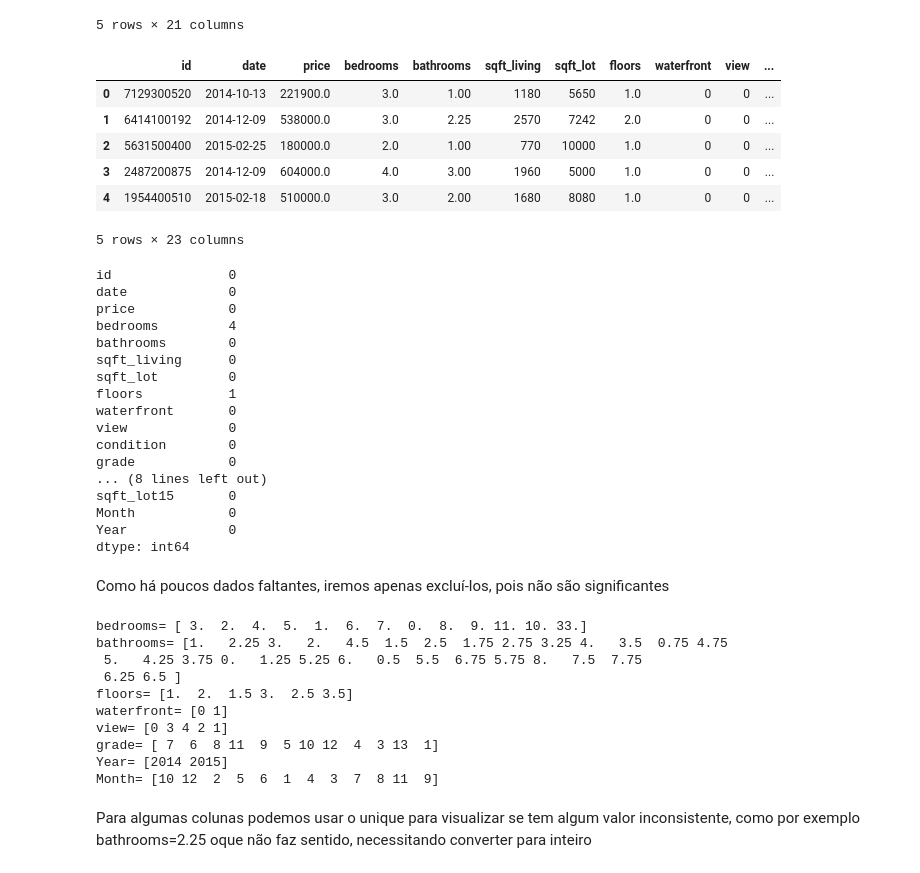
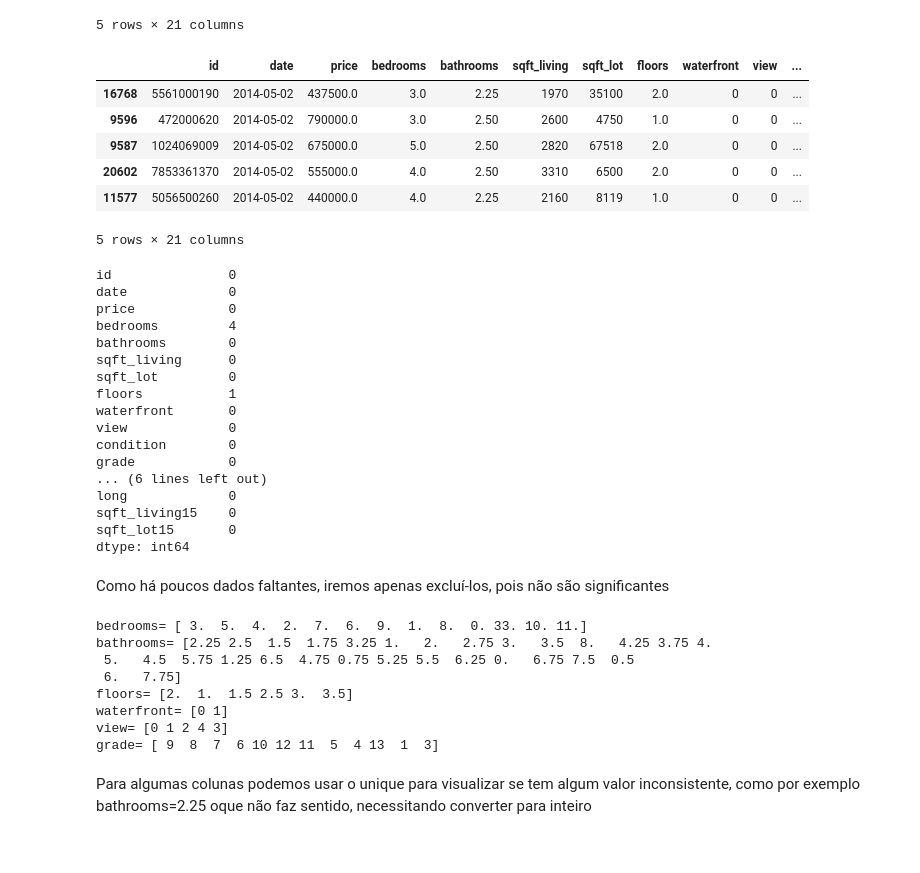
Before and after one commit to MarcioB1999/Previsao_Precos, a Jupyter notebook: Regressao_preço.ipynb, the cells around one changed output. Saved outputs shown, nothing was run; the diff lists cells and outputs as text; code cells hidden in the pictures.

```diff
--- a/Regressao_preço.ipynb
+++ b/Regressao_preço.ipynb
@@ -54,7 +21,7 @@ Mounted at /content/drive
 # %% [markdown]
 # **Tratamento dos Dados**
 # %%
-df = pd.read_csv('/content/drive/MyDrive/Colab Notebooks/arquivos/kc_house_data.csv')
+df = pd.read_csv('arquivos/kc_house_data.csv')
 df.head(5)
 # %% [output]
 |  | id | date | price | bedrooms | bathrooms | sqft_living | sqft_lot | floors | waterfront | view | ... |
@@ -66,18 +33,17 @@ df.head(5)
 5 rows × 21 columns
 # %%
 df['date'] = [f'{i[6:8]}'+'/'+f'{i[4:6]}'+'/'+f'{i[0:4]}' for i in df['date']]
-df['date'] = [datetime.strptime(i,'%d/%m/%Y') for i in df['date']]
-df['Month']=[i.month for i in df['date']]
-df['Year']=[i.year for i in df['date']]
+df['date'] = [datetime.datetime.strptime(i,'%d/%m/%Y') for i in df['date']]
+df.sort_values('date',inplace=True)
 df.head()
 # %% [output]
 |  | id | date | price | bedrooms | bathrooms | sqft_living | sqft_lot | floors | waterfront | view | ... |
-| 0 | 7129300520 | 2014-10-13 | 221900.0 | 3.0 | 1.00 | 1180 | 5650 | 1.0 | 0 | 0 | ... |
-| 1 | 6414100192 | 2014-12-09 | 538000.0 | 3.0 | 2.25 | 2570 | 7242 | 2.0 | 0 | 0 | ... |
-| 2 | 5631500400 | 2015-02-25 | 180000.0 | 2.0 | 1.00 | 770 | 10000 | 1.0 | 0 | 0 | ... |
-| 3 | 2487200875 | 2014-12-09 | 604000.0 | 4.0 | 3.00 | 1960 | 5000 | 1.0 | 0 | 0 | ... |
-| 4 | 1954400510 | 2015-02-18 | 510000.0 | 3.0 | 2.00 | 1680 | 8080 | 1.0 | 0 | 0 | ... |
+| 16768 | 5561000190 | 2014-05-02 | 437500.0 | 3.0 | 2.25 | 1970 | 35100 | 2.0 | 0 | 0 | ... |
+| 9596 | 472000620 | 2014-05-02 | 790000.0 | 3.0 | 2.50 | 2600 | 4750 | 1.0 | 0 | 0 | ... |
+| 9587 | 1024069009 | 2014-05-02 | 675000.0 | 5.0 | 2.50 | 2820 | 67518 | 2.0 | 0 | 0 | ... |
+| 20602 | 7853361370 | 2014-05-02 | 555000.0 | 4.0 | 2.50 | 3310 | 6500 | 2.0 | 0 | 0 | ... |
+| 11577 | 5056500260 | 2014-05-02 | 440000.0 | 4.0 | 2.25 | 2160 | 8119 | 1.0 | 0 | 0 | ... |
-5 rows × 23 columns
+5 rows × 21 columns
 # %%
 #colunas excluidas manualmente é importante que tenham acompanhamento de um especialista no tema dos dados
 print(df.isnull().sum())
@@ -97,28 +63,26 @@ waterfront       0
 view             0
 condition        0
 grade            0
-... (8 lines left out)
+... (6 lines left out)
+long             0
+sqft_living15    0
 sqft_lot15       0
-Month            0
-Year             0
 dtype: int64
 # %% [markdown]
 Como há poucos dados faltantes, iremos apenas excluí-los, pois não são significantes
 # %%
-colunas=['bedrooms', 'bathrooms', 'floors', 'waterfront', 'view', 'grade', 'Year', 'Month']
+colunas=['bedrooms', 'bathrooms', 'floors', 'waterfront', 'view', 'grade']
 for i in colunas:
     print(f'{i}=',df[i].unique())
 # %% [output]
-bedrooms= [ 3.  2.  4.  5.  1.  6.  7.  0.  8.  9. 11. 10. 33.]
-bathrooms= [1.   2.25 3.   2.   4.5  1.5  2.5  1.75 2.75 3.25 4.   3.5  0.75 4.75
- 5.   4.25 3.75 0.   1.25 5.25 6.   0.5  5.5  6.75 5.75 8.   7.5  7.75
- 6.25 6.5 ]
-floors= [1.  2.  1.5 3.  2.5 3.5]
+bedrooms= [ 3.  5.  4.  2.  7.  6.  9.  1.  8.  0. 33. 10. 11.]
+bathrooms= [2.25 2.5  1.5  1.75 3.25 1.   2.   2.75 3.   3.5  8.   4.25 3.75 4.
+ 5.   4.5  5.75 1.25 6.5  4.75 0.75 5.25 5.5  6.25 0.   6.75 7.5  0.5
+ 6.   7.75]
+floors= [2.  1.  1.5 2.5 3.  3.5]
 waterfront= [0 1]
-view= [0 3 4 2 1]
-grade= [ 7  6  8 11  9  5 10 12  4  3 13  1]
-Year= [2014 2015]
-Month= [10 12  2  5  6  1  4  3  7  8 11  9]
+view= [0 1 2 4 3]
+grade= [ 9  8  7  6 10 12 11  5  4 13  1  3]
 # %% [markdown]
 Para algumas colunas podemos usar o unique para visualizar se tem algum valor inconsistente, como por exemplo bathrooms=2.25
 oque não faz sentido, necessitando converter para inteiro
```
Also changed, not shown: parts of 96 cells of this notebook, 2 other files.
